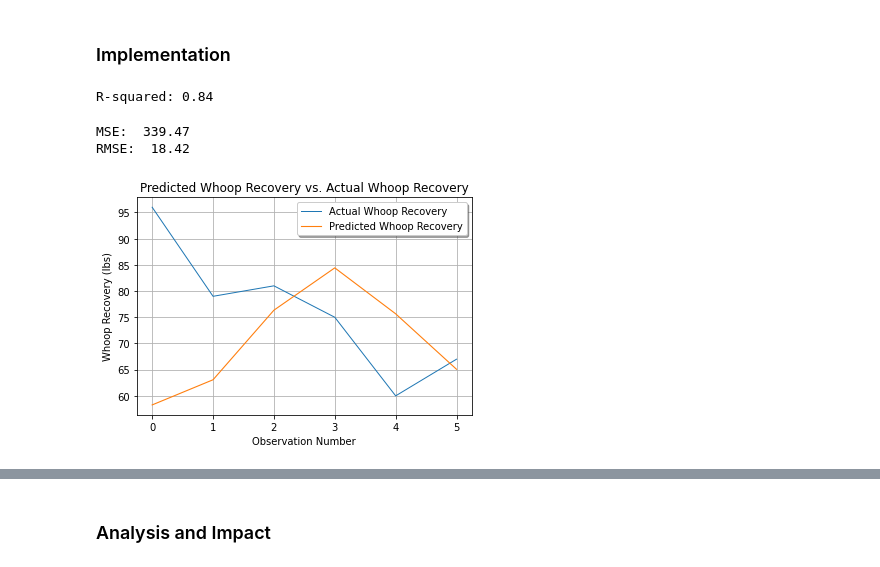
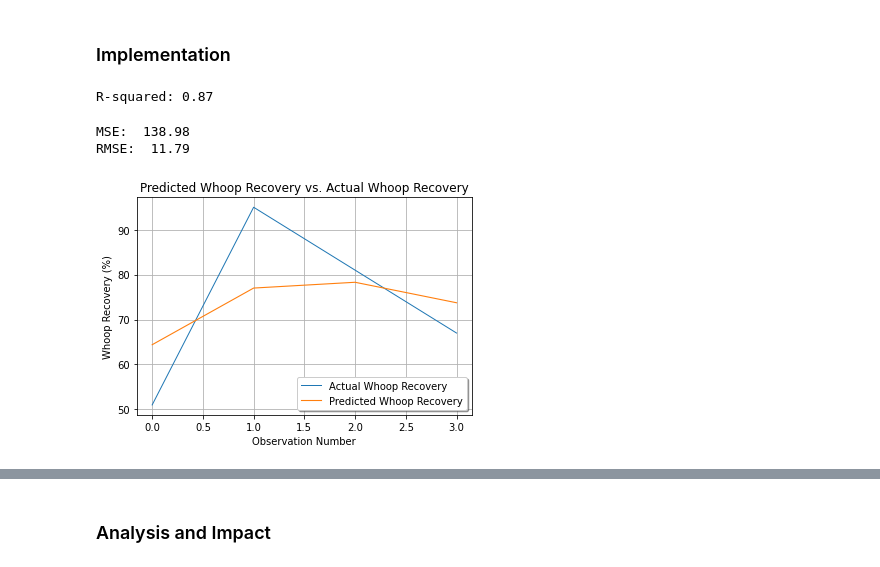
Before and after one commit to guldberg8/2022-Wellness, a Jupyter notebook: 2022 Wellness Tracking.ipynb, the cells around one changed output, grey strips where cells are left out. Saved outputs shown, nothing was run; the diff lists cells and outputs as text; code cells hidden in the pictures.

```diff
--- a/2022 Wellness Tracking.ipynb
+++ b/2022 Wellness Tracking.ipynb
@@ -18,8 +18,7 @@ from sklearn.model_selection import train_test_split
 # %%
 # Importing CSV data
 
-# filename = 'Data/michael_wellness_data.csv'
-filename = 'Data/test.csv'
+filename = 'Data/michael_wellness_data.csv'
 def read_csv(filename):
     df = pd.read_csv(filename)
     return df
@@ -59,3 +58,12 @@ night_variables = ['Caffeine in mg',
                    'Devo Quality (1-10)', 'Game?', 'Lift?', 'Protein Shake?', 'Fun Rating',
                    'Family Love Rating', 'Tired Rating', 'Strain', 'Alcohol (# of Drinks)',
                    'CBD (mg)', 'Melatonin', 'Current BA']
+# %%
+print('Enter desired target value according to the keys below:')
+dict_targets = { i : target_variables[i - 1] for i in range(1, len(target_variables) + 1) }
+print(dict_targets)
+desired_target = input()
+if desired_target == '':
+    desired_target = 1
+target = dict_targets[int(desired_target)]
+print(f'Selected Target Variable: {target}')
@@ -69,7 +82,7 @@ def update_df(df, morning, night, target):
     prev_day = prev_day.shift(periods=1)
     return pd.concat([curr_day, prev_day], axis=1, join='inner')
 
-adjusted_df = update_df(data, morning=morning_variables, night=night_variables, target=target_variables[0])
+adjusted_df = update_df(data, morning=morning_variables, night=night_variables, target=target)
 # %%
 def drop_nans(df, threshold=0.5):
     df_length = df.shape[0]
@@ -77,8 +90,8 @@ def drop_nans(df, threshold=0.5):
     return df
 
 adjusted_df = drop_nans(adjusted_df)
-X = adjusted_df.drop([target_variables[0], 'Date'], axis=1)
-y = adjusted_df[target_variables[0]]
+X = adjusted_df.drop([target, 'Date'], axis=1)
+y = adjusted_df[target]
 
 X_train, X_test, y_train, y_test = train_test_split(X, y, random_state=42)
 X.iloc[0:10,:]
@@ -135,7 +149,7 @@ rfr.fit(X_train, y_train)
 score = rfr.score(X_train, y_train)
 print("R-squared:", round(score, 2))
 # %% [output]
-R-squared: 0.84
+R-squared: 0.87
 # %%
 y_pred = rfr.predict(X_test)
 
@@ -143,5 +157,5 @@ mse = mean_squared_error(y_test, y_pred)
 print("MSE: ", round(mse, 2))
 print("RMSE: ", round(mse**(1/2.0), 2))
 # %% [output]
-MSE:  339.47
-RMSE:  18.42
+MSE:  138.98
+RMSE:  11.79
@@ -148,12 +167,14 @@ RMSE:  18.42
 # %%
 x_ax = range(len(y_test))
 plt.plot(x_ax, y_test, linewidth=1, label=f"Actual {y.name}")
 plt.plot(x_ax, y_pred, linewidth=1.1, label=f"Predicted {y.name}")
 plt.title(f"Predicted {y.name} vs. Actual {y.name}")
 plt.xlabel('Observation Number')
-plt.ylabel(f'{y.name} (lbs)')
+units = {'Whoop Recovery': '%', 'HRV': 'bpm', 'Current BA': '%', 'Body Weight': 'lbs'}
+unit = units[target]
+plt.ylabel(f'{y.name} ({unit})')
 plt.legend(loc='best',fancybox=True, shadow=True)
 plt.grid(True)
 plt.show()
 # %% [output]
-[figure, old version]
+[figure, new version]
```
Also changed, not shown: parts of 14 cells of this notebook, 10 other files.
